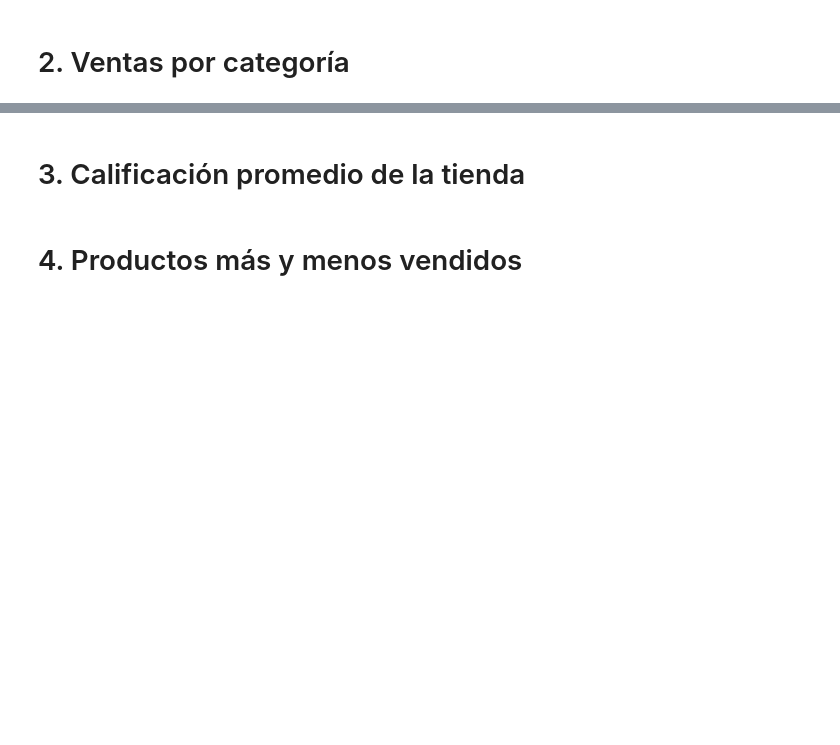
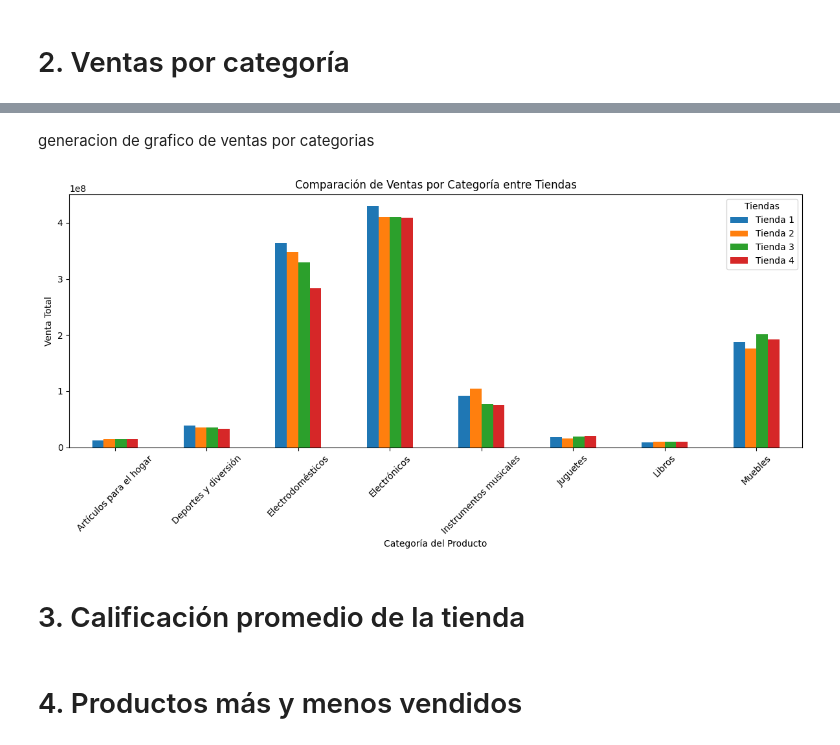
Before and after one commit to Brianbrowncoopman/challenge1-data-science-latam, a Jupyter notebook: AluraStoreLatam.ipynb, the cells around one changed output, grey strips where cells are left out. Saved outputs shown, nothing was run; the diff lists cells and outputs as text; code cells hidden in the pictures; blank space fills up the shorter version.

```diff
--- a/AluraStoreLatam.ipynb
+++ b/AluraStoreLatam.ipynb
@@ -66,0 +86,5 @@ matplotlib.pyplot.show()
+# %%
+def ventas_por_categoria(df, nombre_tienda):
+    ventas = df.groupby("Categoría del Producto")["Precio"].sum().reset_index()
+    ventas.columns = ["Categoría", nombre_tienda]
+    return ventas
@@ -66,0 +93,5 @@ matplotlib.pyplot.show()
+# %%
+ventas1 = ventas_por_categoria(tienda, "Tienda 1")
+ventas2 = ventas_por_categoria(tienda2, "Tienda 2")
+ventas3 = ventas_por_categoria(tienda3, "Tienda 3")
+ventas4 = ventas_por_categoria(tienda4, "Tienda 4")
@@ -66,0 +100,5 @@ matplotlib.pyplot.show()
+# %%
+comparacion = ventas1.merge(ventas2, on="Categoría", how="outer")
+comparacion = comparacion.merge(ventas3, on="Categoría", how="outer")
+comparacion = comparacion.merge(ventas4, on="Categoría", how="outer")
+comparacion = comparacion.fillna(0)  # Llenar vacíos con 0
@@ -67,3 +119,16 @@ matplotlib.pyplot.show()
+# %% [markdown]
+generacion de grafico de ventas por categorias
+# %%
+comparacion.set_index("Categoría").plot(kind="bar", figsize=(12, 6))
+plt.title("Comparación de Ventas por Categoría entre Tiendas")
+plt.xlabel("Categoría del Producto")
+plt.ylabel("Venta Total")
+plt.xticks(rotation=45)
+plt.tight_layout()
+plt.legend(title="Tiendas")
+plt.show()
+# %% [output]
+[figure, added]
 # %% [markdown]
 # 3. Calificación promedio de la tienda
 # %% [markdown]
```
Also changed, not shown: parts of 7 cells of this notebook.
